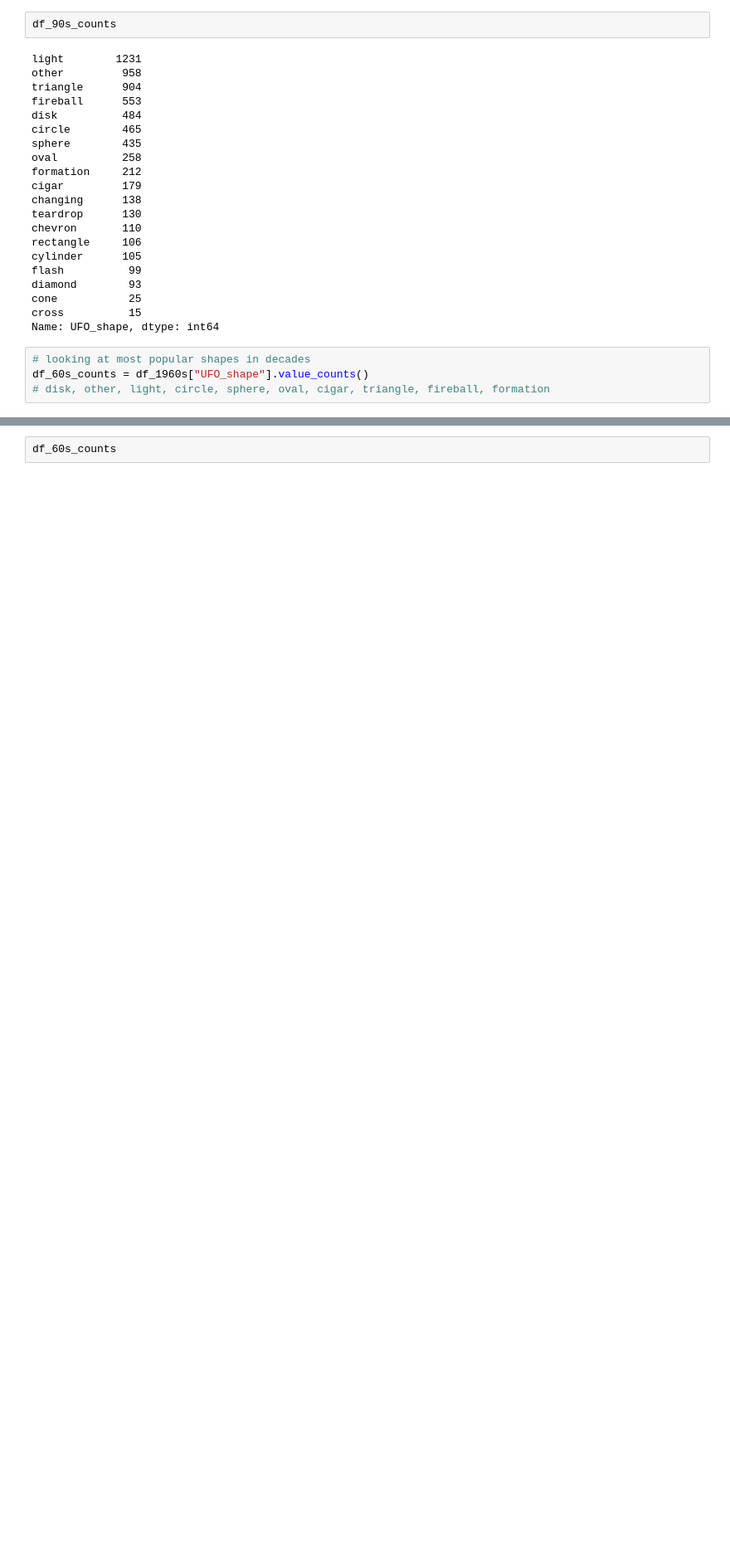
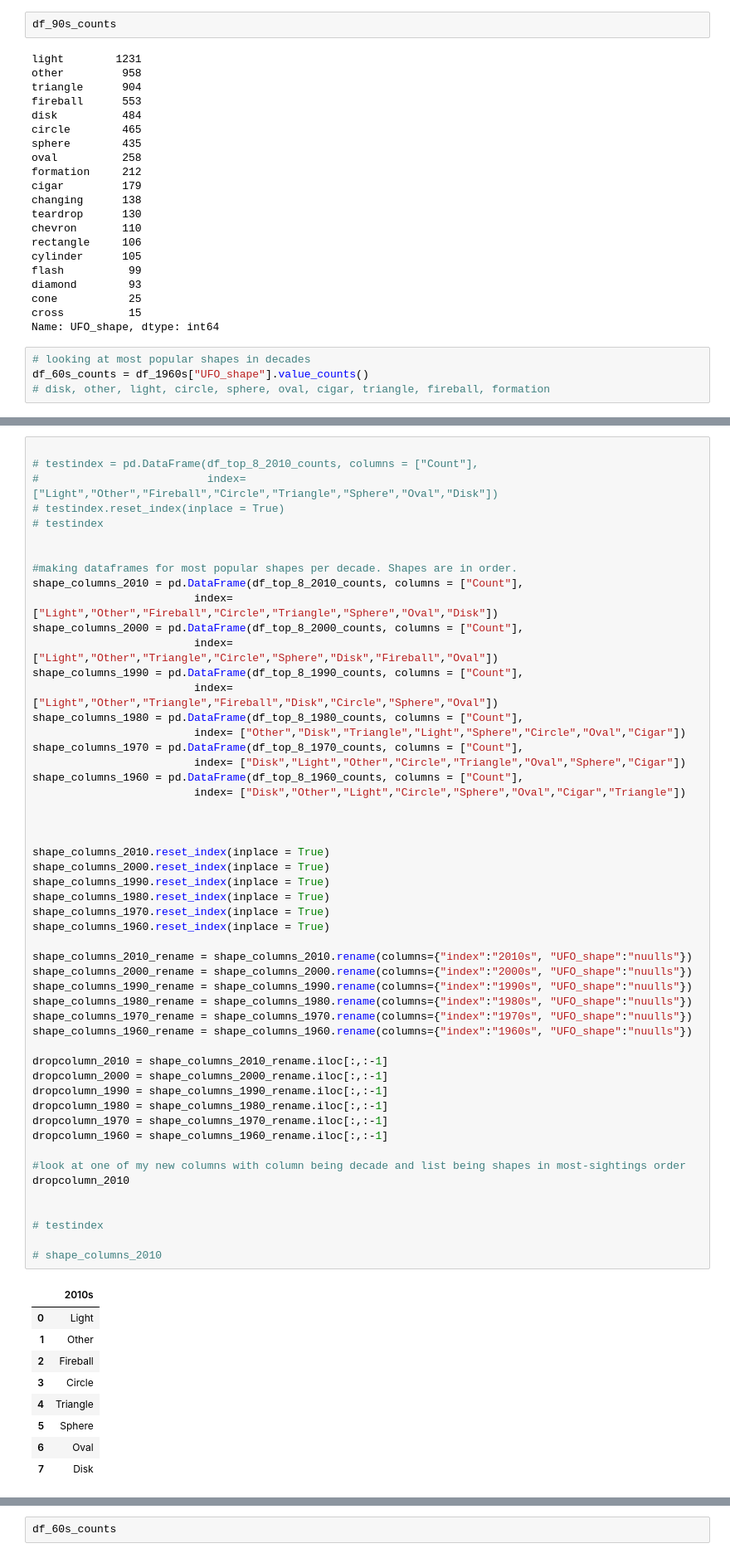
Before and after one commit to abinormal129/SMU-Project-1-UFO-Sightings, a Jupyter notebook: alex_work/decades_to_donutsi.ipynb, the cells around one changed output, grey strips where cells are left out. Shown at 83% size. Saved outputs shown, nothing was run; the diff lists cells and outputs as text; blank space fills up the shorter version.

```diff
--- a/alex_work/decades_to_donutsi.ipynb
+++ b/alex_work/decades_to_donutsi.ipynb
@@ -448 +459,63 @@ disk         766
 Name: UFO_shape, dtype: int64
+# %%
+
+# testindex = pd.DataFrame(df_top_8_2010_counts, columns = ["Count"],
+#                          index= ["Light","Other","Fireball","Circle","Triangle","Sphere","Oval","Disk"])
+# testindex.reset_index(inplace = True)
+# testindex
+
+
+#making dataframes for most popular shapes per decade. Shapes are in order.
+shape_columns_2010 = pd.DataFrame(df_top_8_2010_counts, columns = ["Count"],
+                         index= ["Light","Other","Fireball","Circle","Triangle","Sphere","Oval","Disk"])
+shape_columns_2000 = pd.DataFrame(df_top_8_2000_counts, columns = ["Count"],
+                         index= ["Light","Other","Triangle","Circle","Sphere","Disk","Fireball","Oval"])
+shape_columns_1990 = pd.DataFrame(df_top_8_1990_counts, columns = ["Count"],
+                         index= ["Light","Other","Triangle","Fireball","Disk","Circle","Sphere","Oval"])
+shape_columns_1980 = pd.DataFrame(df_top_8_1980_counts, columns = ["Count"],
+                         index= ["Other","Disk","Triangle","Light","Sphere","Circle","Oval","Cigar"])
+shape_columns_1970 = pd.DataFrame(df_top_8_1970_counts, columns = ["Count"],
+                         index= ["Disk","Light","Other","Circle","Triangle","Oval","Sphere","Cigar"])
+shape_columns_1960 = pd.DataFrame(df_top_8_1960_counts, columns = ["Count"],
+                         index= ["Disk","Other","Light","Circle","Sphere","Oval","Cigar","Triangle"])
+
+
+
+shape_columns_2010.reset_index(inplace = True)
+shape_columns_2000.reset_index(inplace = True)
+shape_columns_1990.reset_index(inplace = True)
+shape_columns_1980.reset_index(inplace = True)
+shape_columns_1970.reset_index(inplace = True)
+shape_columns_1960.reset_index(inplace = True)
+
+shape_columns_2010_rename = shape_columns_2010.rename(columns={"index":"2010s", "UFO_shape":"nuulls"})
+shape_columns_2000_rename = shape_columns_2000.rename(columns={"index":"2000s", "UFO_shape":"nuulls"})
+shape_columns_1990_rename = shape_columns_1990.rename(columns={"index":"1990s", "UFO_shape":"nuulls"})
+shape_columns_1980_rename = shape_columns_1980.rename(columns={"index":"1980s", "UFO_shape":"nuulls"})
+shape_columns_1970_rename = shape_columns_1970.rename(columns={"index":"1970s", "UFO_shape":"nuulls"})
+shape_columns_1960_rename = shape_columns_1960.rename(columns={"index":"1960s", "UFO_shape":"nuulls"})
+
+dropcolumn_2010 = shape_columns_2010_rename.iloc[:,:-1]
+dropcolumn_2000 = shape_columns_2000_rename.iloc[:,:-1]
+dropcolumn_1990 = shape_columns_1990_rename.iloc[:,:-1]
+dropcolumn_1980 = shape_columns_1980_rename.iloc[:,:-1]
+dropcolumn_1970 = shape_columns_1970_rename.iloc[:,:-1]
+dropcolumn_1960 = shape_columns_1960_rename.iloc[:,:-1]
+
+#look at one of my new columns with column being decade and list being shapes in most-sightings order
+dropcolumn_2010
+
+
+# testindex
+
+# shape_columns_2010
+# %% [output]
+|  | 2010s |
+| 0 | Light |
+| 1 | Other |
+| 2 | Fireball |
+| 3 | Circle |
+| 4 | Triangle |
+| 5 | Sphere |
+| 6 | Oval |
+| 7 | Disk |
```
Also changed, not shown: parts of 13 cells of this notebook, 7 other files.
